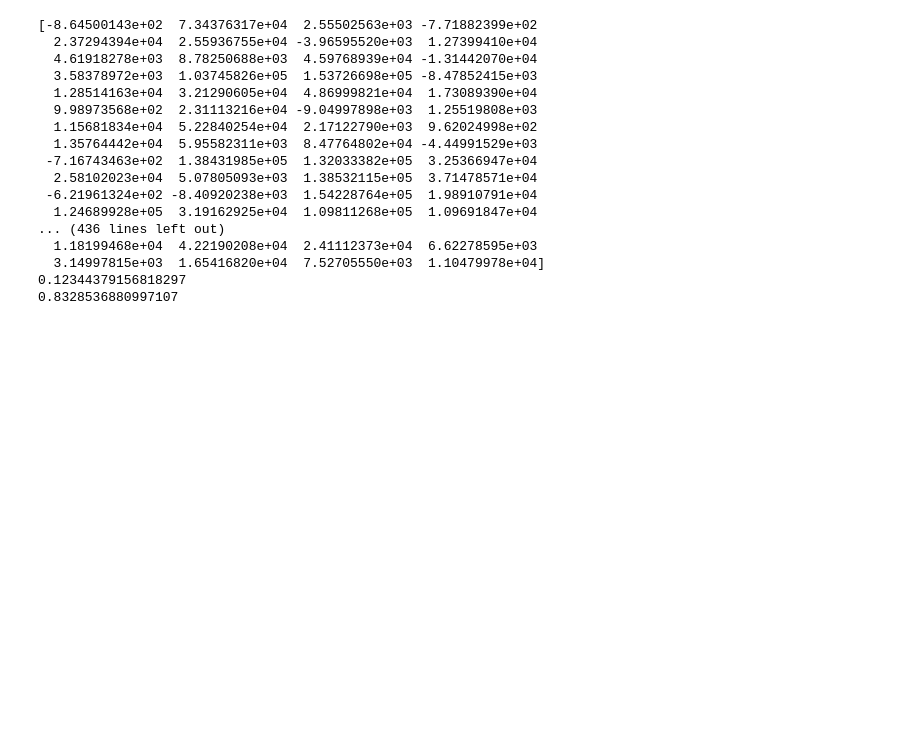
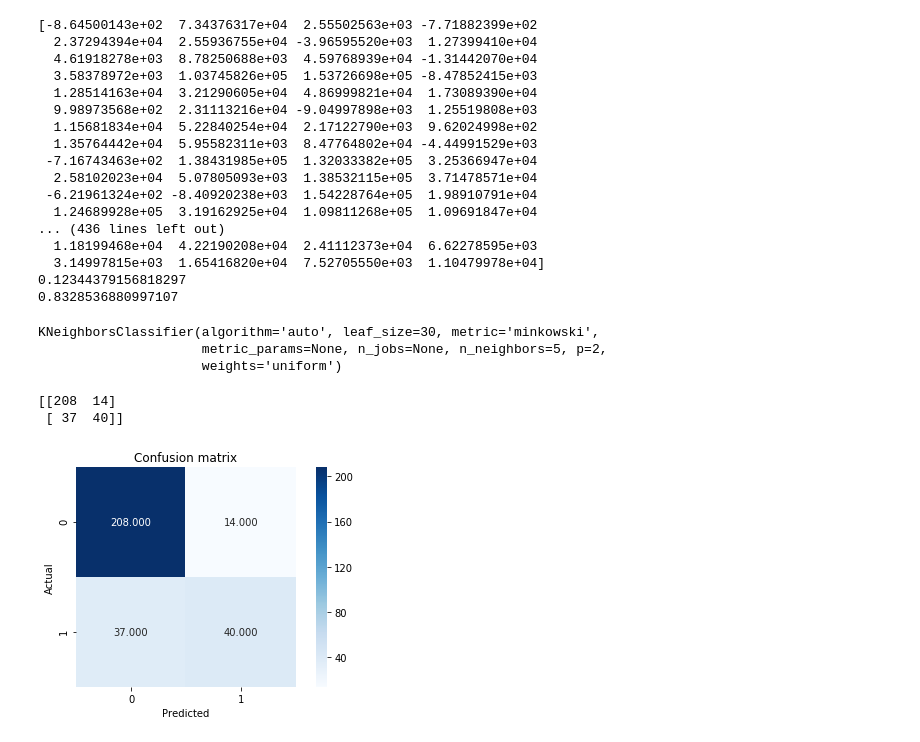
Before and after one commit to ospa1/418proj2, a Jupyter notebook: proj2.ipynb, the cells around one changed output. Cells and saved outputs as stored; diff of their text form; code cells hidden in the pictures; blank space fills up the shorter version.

Commit message:
classification completed

```diff
--- a/proj2.ipynb
+++ b/proj2.ipynb
@@ -111,3 +119,38 @@ print(score_val)
   3.14997815e+03  1.65416820e+04  7.52705550e+03  1.10479978e+04]
 0.12344379156818297
 0.8328536880997107
+# %%
+# task 4
+# Partitioning the data into training and validation using only variables that are stronger predictors
+X = ['Percent White, not Hispanic or Latino', 'Percent Black, not Hispanic or Latino', 'Percent Hispanic or Latino', 'Percent Age 29 and Under', 'Percent Age 65 and Older', 'Percent Less than High School Degree', 'Percent Less than Bachelor\'s Degree', 'Percent Rural']
+Y = ['Party']
+X_train_class, X_val_class, Y_train_class, Y_val_class = train_test_split(data[X], data[Y], test_size=0.25, random_state=0)
+scaler.fit(X_train_class)
+x_train_scaled_class = scaler.transform(X_train_class)
+x_val_scaled_class = scaler.transform(X_val_class)
+# %%
+# task 4 - continuation
+# Build a classification model to classify each county as Democratic or Republican
+# kNN classifier
+classifier = KNeighborsClassifier(n_neighbors=5, weights='uniform')
+classifier.fit(x_train_scaled_class, Y_train_class.values.ravel())
+# %% [output]
+KNeighborsClassifier(algorithm='auto', leaf_size=30, metric='minkowski',
+                     metric_params=None, n_jobs=None, n_neighbors=5, p=2,
+                     weights='uniform')
+# %%
+y_pred_class = classifier.predict(x_val_scaled_class)
+# %%
+conf_matrix = metrics.confusion_matrix(Y_val_class, y_pred_class)
+print(conf_matrix)
+# %% [output]
+[[208  14]
+ [ 37  40]]
+# %%
+sns.heatmap(conf_matrix, annot = True, fmt = ".3f", square = True, cmap = plt.cm.Blues)
+plt.ylabel('Actual')
+plt.xlabel('Predicted')
+plt.title('Confusion matrix')
+plt.tight_layout()
+# %% [output]
+[figure, added]
```
Also changed, not shown: parts of 17 cells of this notebook.
